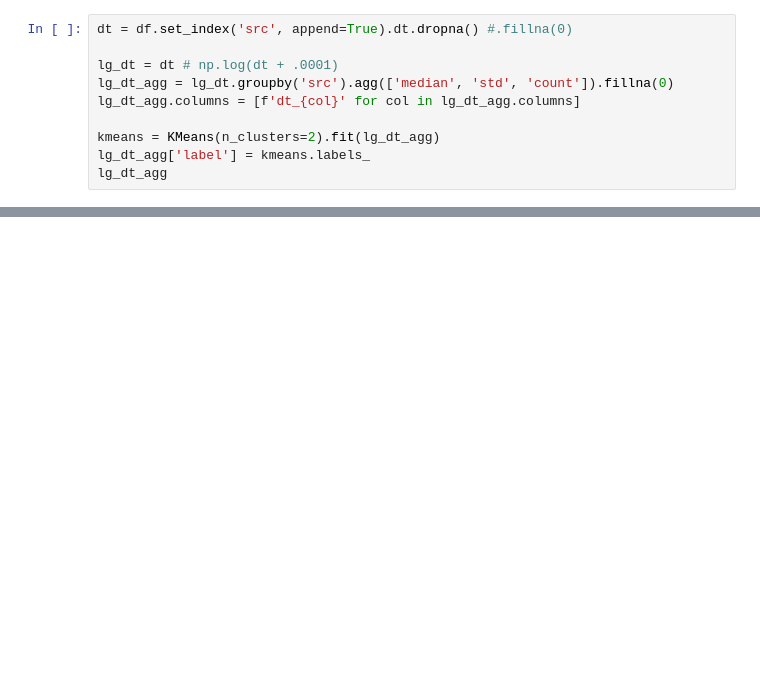
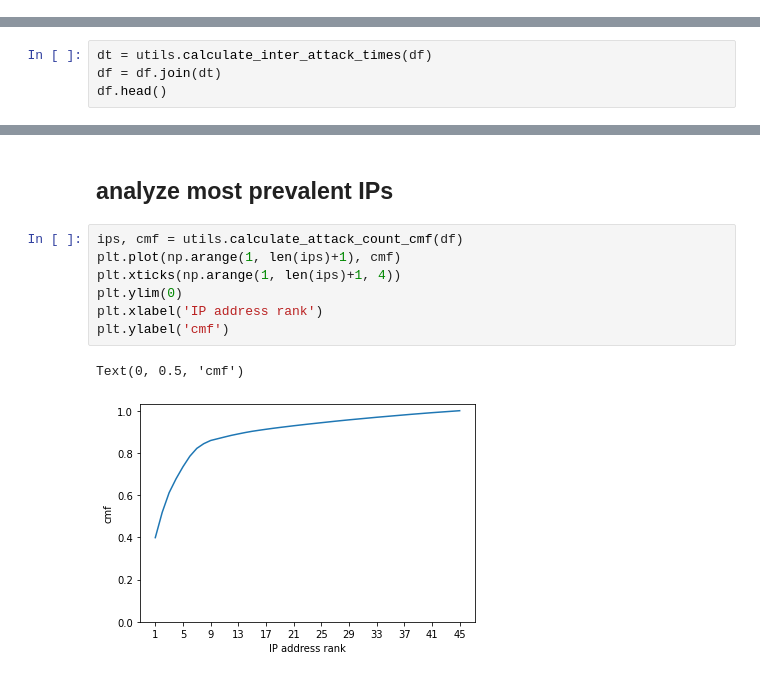
Before and after one commit to ArchieGertsman/ECE471-Project, a Jupyter notebook: analysis.ipynb, the cells around one changed output, grey strips where cells are left out. Cells and saved outputs as stored; diff of their text form; blank space fills up the shorter version.

```diff
--- a/analysis.ipynb
+++ b/analysis.ipynb
@@ -160,10 +90,0 @@ df.head()
-# %%
-dt = df.set_index('src', append=True).dt.dropna() #.fillna(0)
-
-lg_dt = dt # np.log(dt + .0001)
-lg_dt_agg = lg_dt.groupby('src').agg(['median', 'std', 'count']).fillna(0)
-lg_dt_agg.columns = [f'dt_{col}' for col in lg_dt_agg.columns]
-
-kmeans = KMeans(n_clusters=2).fit(lg_dt_agg)
-lg_dt_agg['label'] = kmeans.labels_
-lg_dt_agg
@@ -498,0 +93,4 @@ plt.legend()
+# %%
+dt = utils.calculate_inter_attack_times(df)
+df = df.join(dt)
+df.head()
@@ -498,0 +104,12 @@ plt.legend()
+# %% [markdown]
+## analyze most prevalent IPs
+# %%
+ips, cmf = utils.calculate_attack_count_cmf(df)
+plt.plot(np.arange(1, len(ips)+1), cmf)
+plt.xticks(np.arange(1, len(ips)+1, 4))
+plt.ylim(0)
+plt.xlabel('IP address rank')
+plt.ylabel('cmf')
+# %% [output]
+Text(0, 0.5, 'cmf')
+[figure, added]
```
Also changed, not shown: parts of 66 cells of this notebook, 5 other files.
